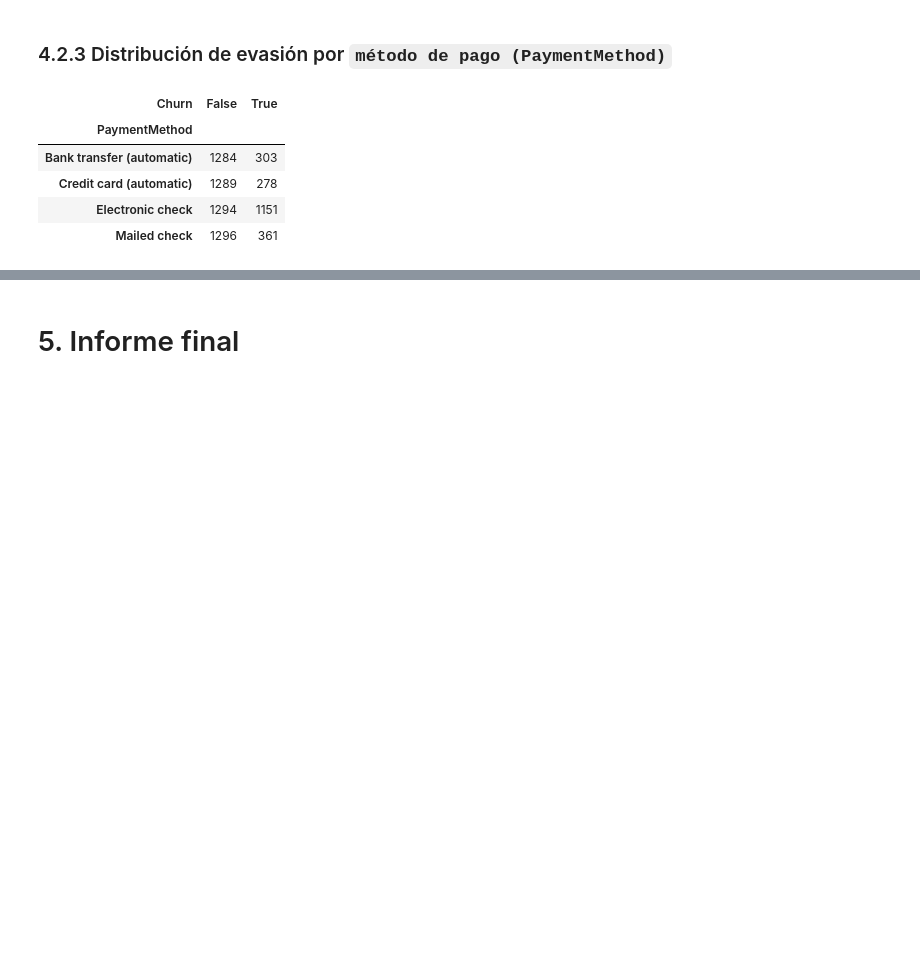
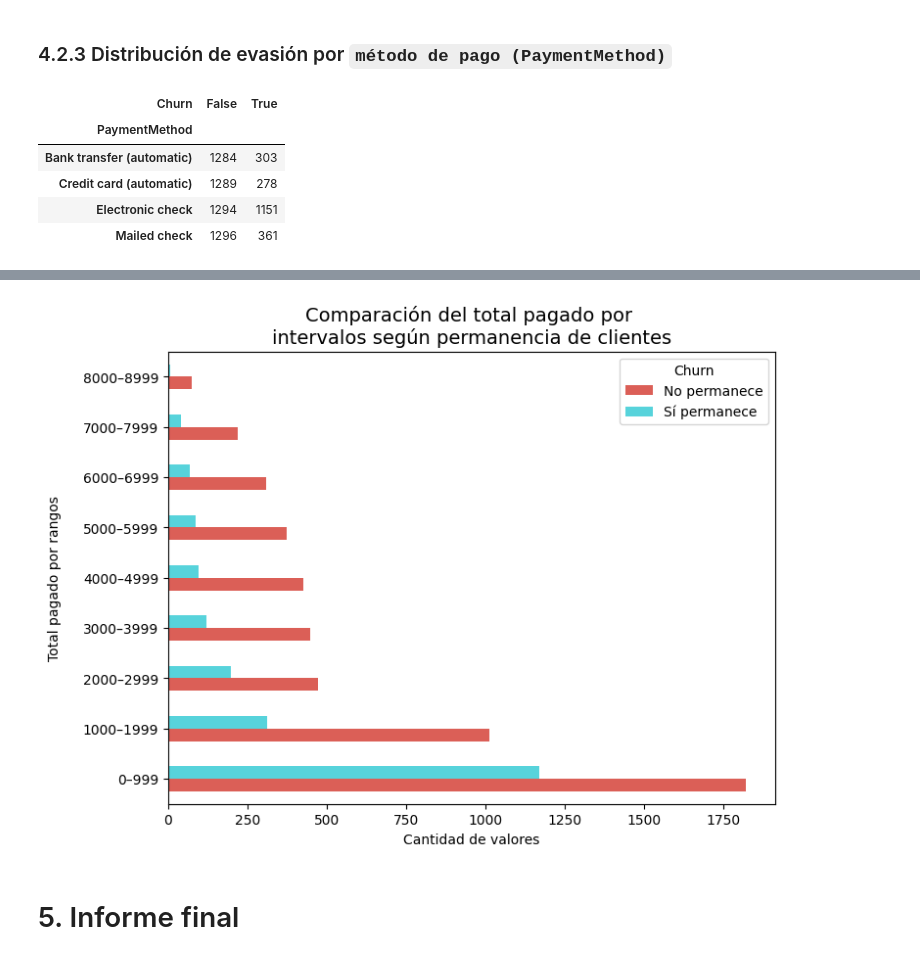
Before and after one commit to Karen-13C/Challenge_Proceso_ETL, a Jupyter notebook: Challenge_telecom.ipynb, the cells around one changed output, grey strips where cells are left out. Drawn from its saved outputs; the diff is of its cells as text; code cells hidden in the pictures; blank space fills up the shorter version.

```diff
--- a/Challenge_telecom.ipynb
+++ b/Challenge_telecom.ipynb
@@ -333,0 +339,14 @@ plt.show()
+# %%
+# Crea rangos y etiquetas
+bins = list(range(0, 10000, 1000))
+labels = [f'{bins[i]}–{bins[i+1]-1}' for i in range(len(bins)-1)]
+
+# Crea el dataframe con las columnas que requiero
+churn_total = pd.DataFrame(df_telecom[['Churn', 'Total']])
+
+# Crea columna extra de rangos
+churn_total['rango'] = pd.cut(churn_total['Total'], bins=bins, labels=labels, right=False)
+
+# Cuenta cuántos valores hay en cada rango y los agrupa por churn
+conteo_rangos = churn_total.groupby(['rango', 'Churn'], observed=True).size().unstack(fill_value=0)
+conteo_rangos
@@ -334,2 +365,14 @@ plt.show()
+# %%
+colores = sns.color_palette('hls', n_colors=2)
+conteo_rangos.plot(kind='barh', figsize=(8,6), color=colores)
+
+plt.title('Comparación del total pagado por \nintervalos según permanencia de clientes', fontsize=14)
+plt.ylabel('Total pagado por rangos\n')
+plt.xlabel('Cantidad de valores')
+plt.legend(title='Churn', labels=('No permanece', 'Sí permanece'))
+
+plt.show()
+# %% [output]
+[figure, added]
 # %% [markdown]
 # 5. Informe final
```
Also changed, not shown: parts of 6 cells of this notebook.
